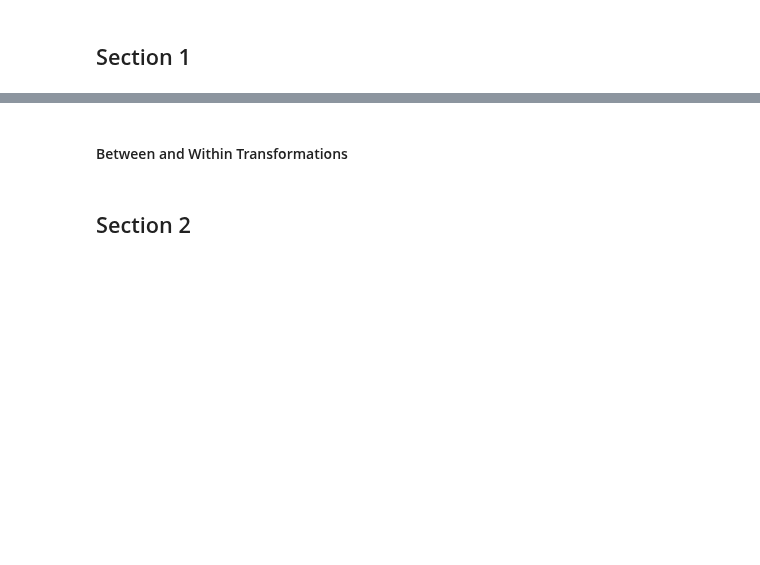
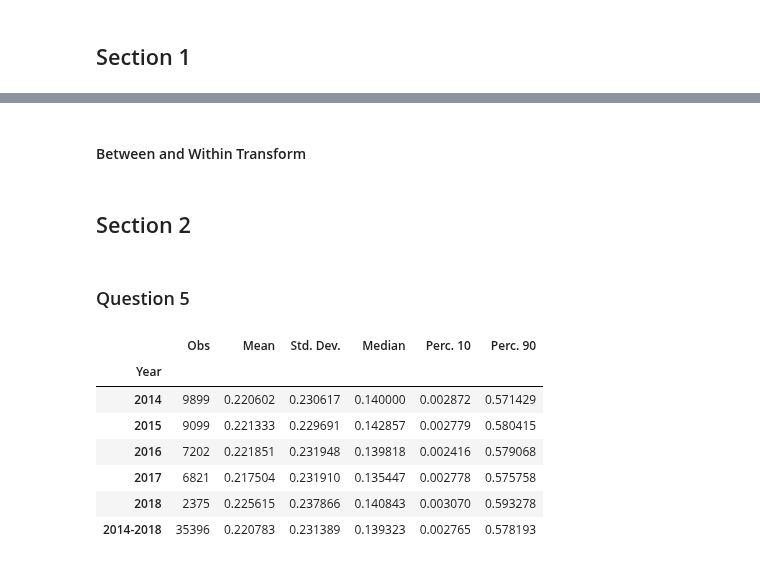
Before and after one commit to daniel-deutsch/FTD, a Jupyter notebook: Financial Econometrics II/project/main.ipynb, the cells around one changed output, grey strips where cells are left out. Cells and saved outputs as stored; diff of their text form; code cells hidden in the pictures; blank space fills up the shorter version.

```diff
--- a/Financial Econometrics II/project/main.ipynb
+++ b/Financial Econometrics II/project/main.ipynb
@@ -61,3 +73,7 @@ mask_den = df['totalassets'] >= 1
 
 # compute ratio
 df['cash_mktsec_ratio'] = ((df['cash'] + df['marketable_sec'])[mask_num]) / (df['totalassets'][mask_den])
+
+# compute lag and check that 1st column is nan
+df['cash_mktsec_ratio_lag'] = df['cash_mktsec_ratio'].groupby('siren').shift()
+df['cash_mktsec_ratio_lag'].head(10)
@@ -67,10 +98,10 @@ df['cash_mktsec_ratio'] = ((df['cash'] + df['marketable_sec'])[mask_num]) / (df[
 # create filter for ratios
 mask = (df['cash'] >= 0) & (df['marketable_sec'] >= 0) & (df['totaldebt'] >= 0)
 
-# calculate working capital
+# calculate several ratios and control vars
 df['nwc'] = (df['inventory'] + df['creditors'] - df['tradedebts'] - df['taxes'] - df['otherdebts'])/df['totalassets']
-
-# calculate other ratios
+df['salesgrowth'] = df.groupby('siren')['netsales'].pct_change()
+df['log_totalassets'] = np.log(df['totalassets'])[mask]
 df['netincome_ratio'] = (df['netincome']/df['totalassets'])[mask]
 df['totaldebt_ratio'] = (df['totaldebt']/df['totalassets'])[mask]
 df['inventory_ratio'] = df['inventory']/df['totalassets']
@@ -79,9 +110,38 @@ df['tradedebts_ratio'] = df['tradedebts']/df['totalassets']
 df['taxes_ratio'] = df['taxes']/df['totalassets']
 df['otherdebts_ratio'] = df['otherdebts']/df['totalassets']
 # %% [markdown]
-#### Between and Within Transformations
+#### Between and Within Transform
 # %%
 between = df.groupby(level=0).mean()
 within = df.subtract(df.groupby(level=0).mean(), level=0)
 # %% [markdown]
 ## Section 2
+# %% [markdown]
+### Question 5
+# %%
+table = df.groupby('year')['cash_mktsec_ratio'].describe(percentiles=[0.1, 0.9]).drop(columns=['min', 'max'])
+table.loc['2014-2018'] = df['cash_mktsec_ratio'].describe(percentiles=[0.1, 0.9]).drop(columns=['min', 'max'])
+
+table.rename(
+    columns={
+        'count': 'Obs',
+        'mean': 'Mean',
+        'std': 'Std. Dev.',
+        '10%': 'Perc. 10',
+        '50%': 'Median',
+        '90%': 'Perc. 90',
+        },
+    inplace=True
+)
+table.index.names = ['Year']
+table['Obs'] = table['Obs'].astype('int')
+table[['Obs', 'Mean', 'Std. Dev.', 'Median', 'Perc. 10', 'Perc. 90']]
+# %% [output]
+|  | Obs | Mean | Std. Dev. | Median | Perc. 10 | Perc. 90 |
+| Year |  |  |  |  |  |  |
+| 2014 | 9899 | 0.220602 | 0.230617 | 0.140000 | 0.002872 | 0.571429 |
+| 2015 | 9099 | 0.221333 | 0.229691 | 0.142857 | 0.002779 | 0.580415 |
+| 2016 | 7202 | 0.221851 | 0.231948 | 0.139818 | 0.002416 | 0.579068 |
+| 2017 | 6821 | 0.217504 | 0.231910 | 0.135447 | 0.002778 | 0.575758 |
+| 2018 | 2375 | 0.225615 | 0.237866 | 0.140843 | 0.003070 | 0.593278 |
+| 2014-2018 | 35396 | 0.220783 | 0.231389 | 0.139323 | 0.002765 | 0.578193 |
```
Also changed, not shown: parts of 32 cells of this notebook, 1 other file.
